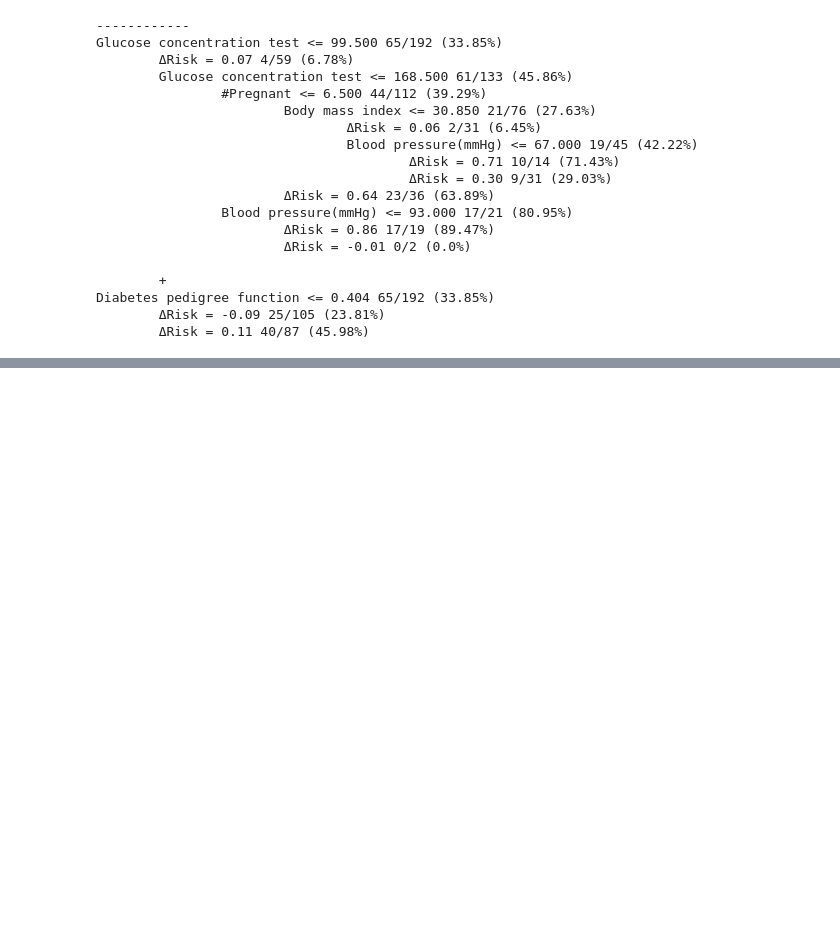
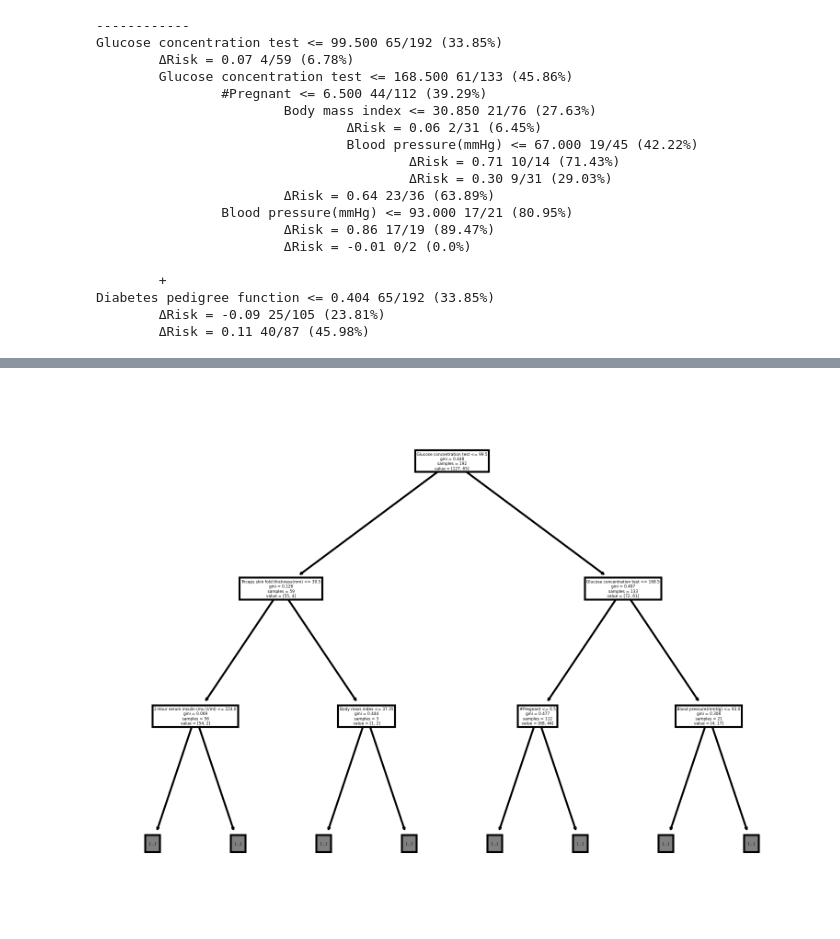
Before and after one commit to csinva/imodels, a Jupyter notebook: notebooks/FIGS_testing.ipynb, the cells around one changed output, grey strips where cells are left out. Saved outputs shown, nothing was run; the diff lists cells and outputs as text; code cells hidden in the pictures; blank space fills up the shorter version.

```diff
--- a/notebooks/FIGS_testing.ipynb
+++ b/notebooks/FIGS_testing.ipynb
@@ -94,0 +108,7 @@ model_figs.plot()
+# %%
+model_sklearn = DecisionTreeClassifier(max_depth=10, random_state=42)
+model_sklearn.fit(X_train, y_train);
+# %%
+plot_tree(model_sklearn, feature_names=feat_names, max_depth=2);
+# %% [output]
+[figure, added]
```
Also changed, not shown: parts of 6 cells of this notebook, 4 other files.
